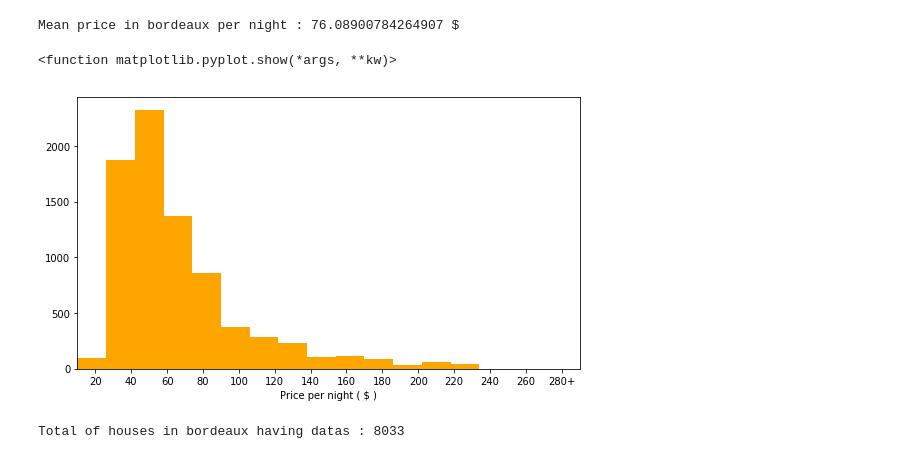
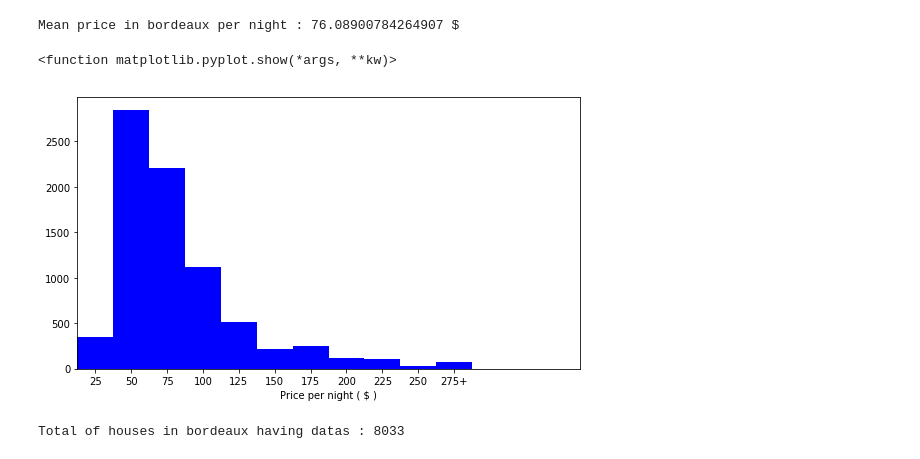
Before and after one commit to CaillouxZinzin/AirBnBAnalysis, a Jupyter notebook: AirbnbAnalysis/BordeauxData.ipynb, the cells around one changed output. Cells and saved outputs as stored; diff of their text form; code cells hidden in the pictures.

```diff
--- a/AirbnbAnalysis/BordeauxData.ipynb
+++ b/AirbnbAnalysis/BordeauxData.ipynb
@@ -98,19 +98,19 @@ Mean price in bordeaux per night : 76.08900784264907 $
 # %%
 price_bdx = bdx_listings['price']
 fig, ax = plt.subplots(figsize=(9, 5))
-bins = np.arange(0,300,20)
+bins = np.arange(0,300,25)
 xlabels = bins[1:].astype(str)
 xlabels[-1] += '+'
 N_labels = len(xlabels)
 plt.xlim([0, 350])
 plt.xticks(25 * np.arange(N_labels) + 12.5)
 ax.set_xticklabels(xlabels)
 plt.xlabel("Price per night ( $ )")
-plt.hist(price_bdx, color='orange', bins = bins)
+plt.hist(price_bdx, color='blue', bins = bins)
 plt.show
 # %% [output]
 <function matplotlib.pyplot.show(*args, **kw)>
-[figure, old version]
+[figure, new version]
 # %%
 total_houses_bdx= len(bdx_listings)
 print("Total of houses in bordeaux having datas : " + str(total_houses_bdx))
```
Also changed, not shown: parts of 2 cells of this notebook, 8 other files.
